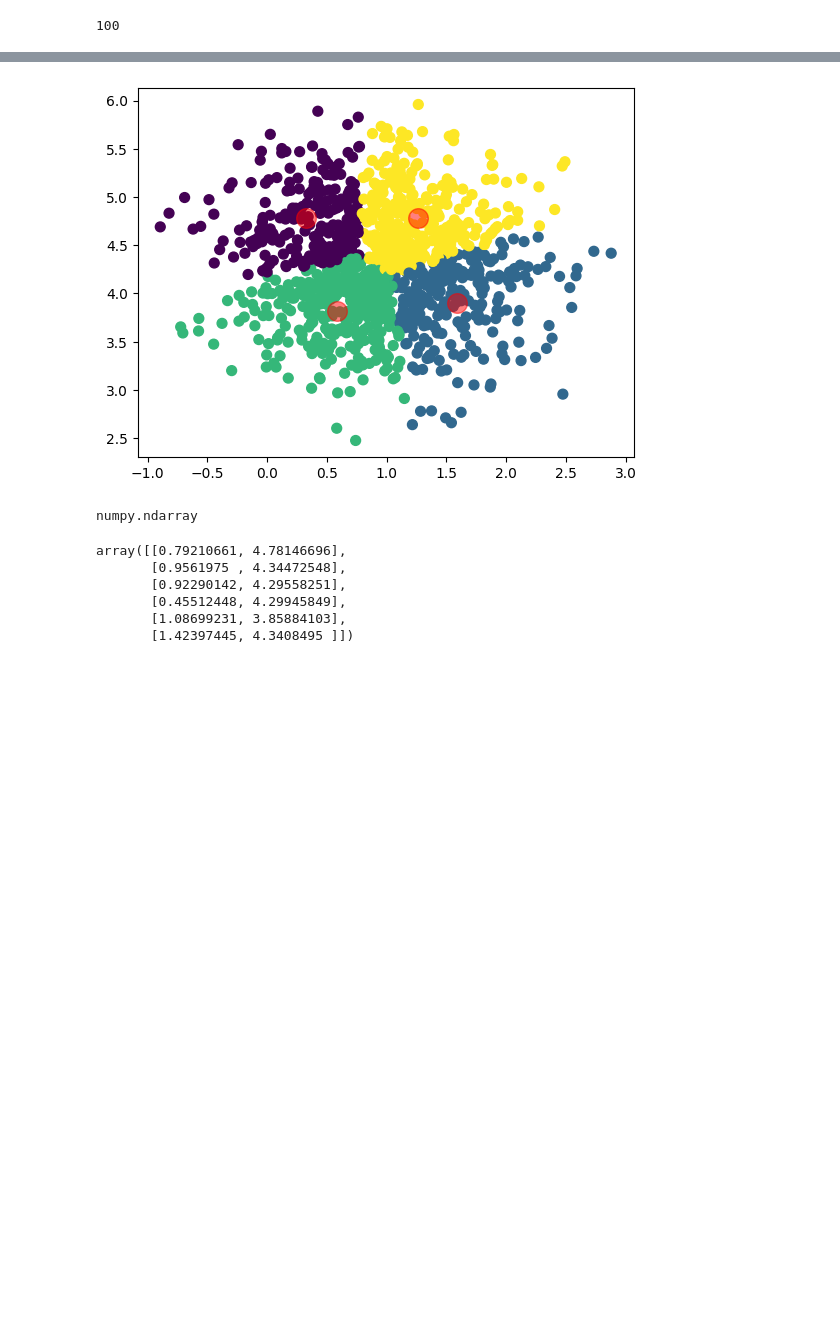
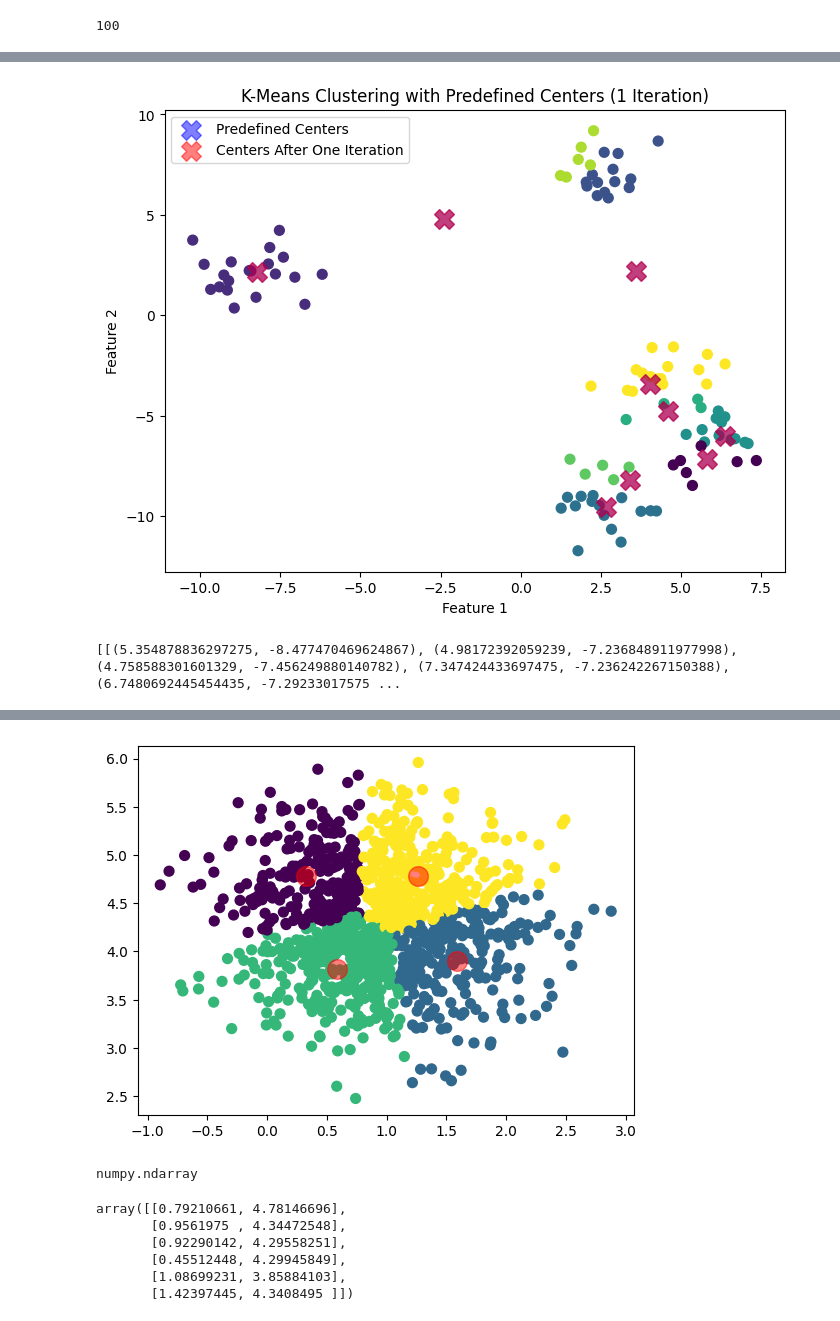
Before and after one commit to destx0/thesnew, a Jupyter notebook: master.ipynb, the cells around one changed output, grey strips where cells are left out. Cells and saved outputs as stored; diff of their text form; code cells hidden in the pictures; blank space fills up the shorter version.

```diff
--- a/master.ipynb
+++ b/master.ipynb
@@ -194,3 +180,11 @@ plt.show()
+# %%
+edge_centers = []
+for edge in edges:
+    x1, y1 = edge[0]
+    x2, y2 = edge[1]
+    center_x = (x1 + x2) / 2
+    center_y = (y1 + y2) / 2
+    edge_centers.append((center_x, center_y))
 # %%
 import networkx as nx
 
@@ -222,0 +217,59 @@ plt.show()
+# %%
+import numpy as np
+import matplotlib.pyplot as plt
+
+# Ensure that `predefined_centers` and `np_points` are defined correctly
+predefined_centers = np.array(edge_centers)
+np_points = np.array(points)
+# Rest of the code remains the same
+kmeans2 = KMeans(
+    n_clusters=len(predefined_centers),
+    init=predefined_centers,
+    n_init=1,
+    max_iter=1,
+)
+kmeans2.fit(predefined_centers)
+y_k2 = kmeans2.predict(np_points)
+
+# Visualize the results after one iteration
+plt.figure(figsize=(8, 6))
+plt.scatter(np_points[:, 0], np_points[:, 1], c=y_k2, s=50, cmap="viridis")
+
+# Plot the predefined centers and the centers after one iteration
+plt.scatter(
+    predefined_centers[:, 0],
+    predefined_centers[:, 1],
+    c="blue",
+    s=200,
+    alpha=0.5,
+    marker="X",
+    label="Predefined Centers",
+)
+plt.scatter(
+    kmeans2.cluster_centers_[:, 0],
+    kmeans2.cluster_centers_[:, 1],
+    c="red",
+    s=200,
+    alpha=0.5,
+    marker="X",
+    label="Centers After One Iteration",
+)
+plt.title("K-Means Clustering with Predefined Centers (1 Iteration)")
+plt.xlabel("Feature 1")
+plt.ylabel("Feature 2")
+plt.legend()
+plt.show()
+# %% [output]
+[figure, added]
+# %%
+# Initialize a list for each cluster
+clusters_2 = [[] for _ in range(k_clusters - 1)]
+
+# Assign each point to its cluster
+for point, cluster_index in zip(points, y_k2):
+    clusters_2[cluster_index].append(point)
+
+# Now `clusters` is a list of lists, where each inner list contains the points in that cluster
+print(clusters_2)
+# %% [output]
+[[(5.354878836297275, -8.477470469624867), (4.98172392059239, -7.236848911977998), (4.758588301601329, -7.456249880140782), (7.347424433697475, -7.236242267150388), (6.7480692445454435, -7.29233017575 ...
```
Also changed, not shown: parts of 13 cells of this notebook, 4 other files.
